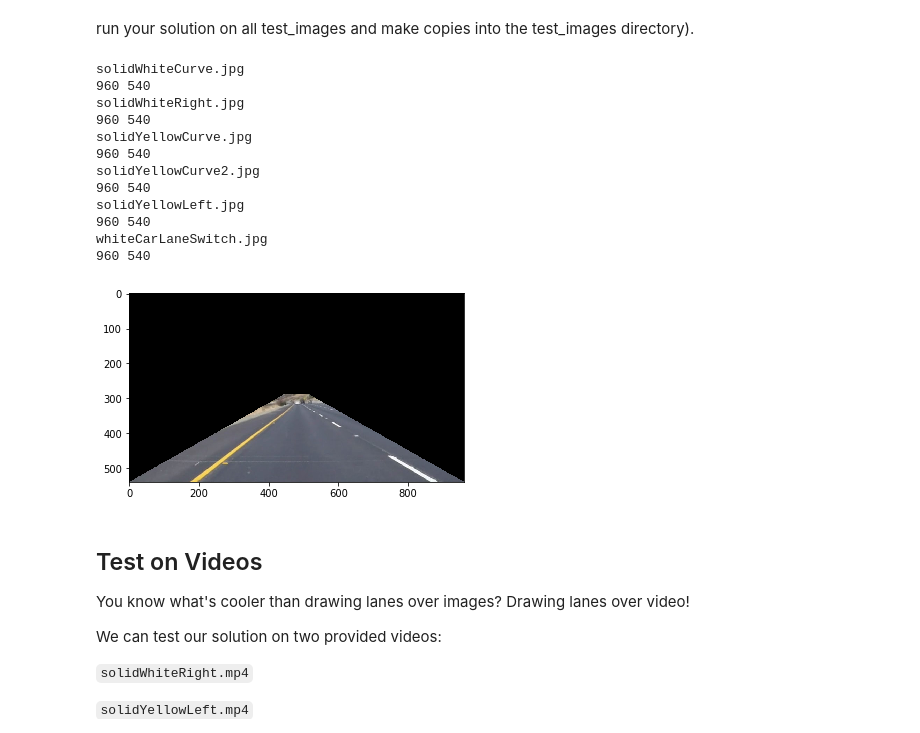
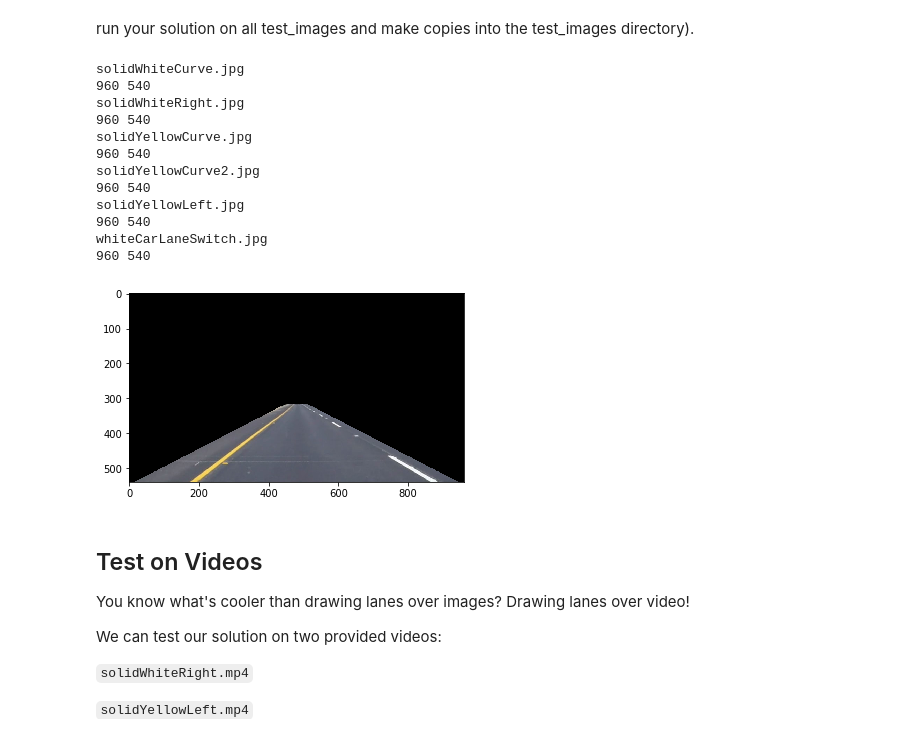
Before and after one commit to SherylHohman/CarND-LaneLines-P1, a Jupyter notebook: P1.ipynb, the cells around one changed output. Saved outputs shown, nothing was run; the diff lists cells and outputs as text; code cells hidden in the pictures.

Commit message:
done: mask for lane lines
reasonable starting mask for lane lines
todo: test for going up/down hills, driving at edge of road
      may need to fine tune the mask after examine additional images

```diff
--- a/P1.ipynb
+++ b/P1.ipynb
@@ -199,43 +199,55 @@ for f in files:
     # Grab the x and y size and make a copy of the image
     ysize = image.shape[0]
     xsize = image.shape[1]
-    print(xsize,ysize)
+    #print(xsize,ysize)
 
     # convenience variables to scale, based on image resolutionyxratio = imshape[0]/imshape[1]
     # SH width of trapezoid top: keep same slope as if used triangle apex
     yxratio = ysize/xsize
     dX = ysize//8
     dx = dX/2.0
     dy = yxratio * dx
 
+    # calibrate for camera angle relative to car and zoom.
+    # default
+    xapex = xsize//2
+    yapex = ysize//2
+    # manual adjustment for off square and off center camera angle
+    xapex += 0
+    yapex += 30  # horizon is lower than center
+    # lanes won't actually goto the corners of the image (if camera is rasonably adjusted)
+    xs = dx/2
+
     #vertices = np.array([[(0,imshape[0]),(-dx+imshape[1]/2.0, dy+imshape[0]/2.0), (dx+imshape[1]/2.0, dy+imshape[0]/2.0), (-0+imshape[1],imshape[0])]], dtype=np.int32)
-    vertices = np.array([[(0,ysize),(-dx+xsize/2.0, dy+ysize/2.0), (dx+xsize/2.0, dy+ysize/2.0), (-0+xsize,ysize)]], dtype=np.int32)
+    #vertices = np.array([[(0,ysize),(-dx+xsize/2.0, dy+ysize/2.0), (dx+xsize/2.0, dy+ysize/2.0), (-0+xsize,ysize)]], dtype=np.int32)
+    #vertices = np.array([[(0,ysize),(-dx+xapex, dy+yapex), (dx+xapex, dy+yapex), (-0+xsize,ysize)]], dtype=np.int32)
+    vertices = np.array([[(xs,ysize),(-dx+xapex, dy+yapex), (dx+xapex, dy+yapex), (-xs+xsize,ysize)]], dtype=np.int32)
     masked_image = np.copy(region_of_interest(color_select, vertices))
     mpimg.imsave('test_images/mask_'+f, masked_image)
     plt.imshow(masked_image)
-    color_select = masked_image
+    #color_select = masked_image
 
 
 
 
 
 
     # re-save image with line lanes drawn on it
     mpimg.imsave('test_images/lines_'+f, color_select)
 # %% [output]
 solidWhiteCurve.jpg
 960 540
 solidWhiteRight.jpg
 960 540
 solidYellowCurve.jpg
 960 540
 solidYellowCurve2.jpg
 960 540
 solidYellowLeft.jpg
 960 540
 whiteCarLaneSwitch.jpg
 960 540
-[figure, old version]
+[figure, new version]
 # %% [markdown]
 ## Test on Videos
 
```
Also changed, not shown: 12 other files.
